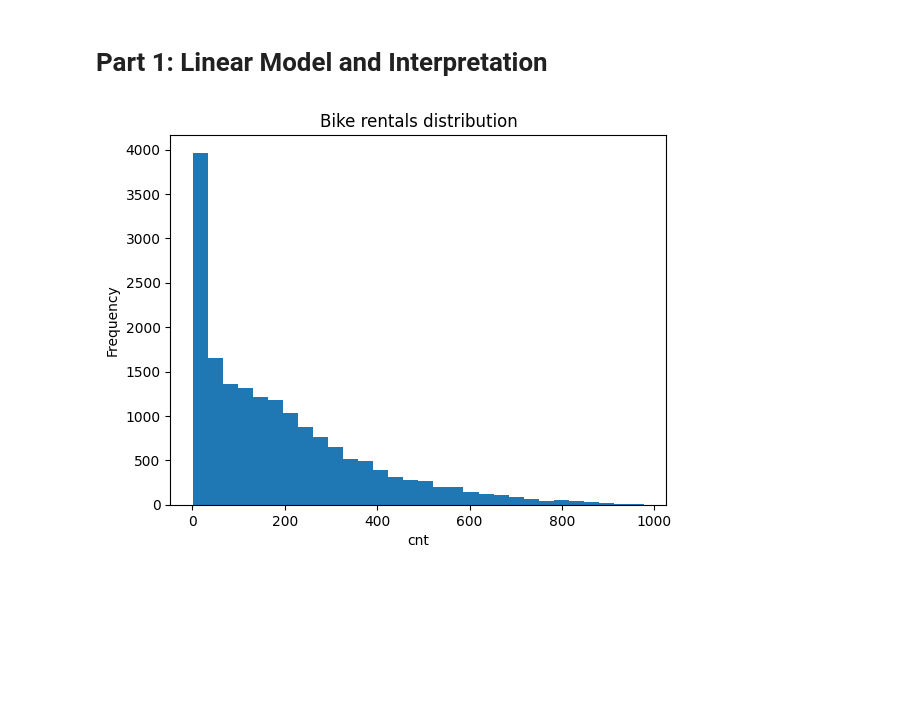
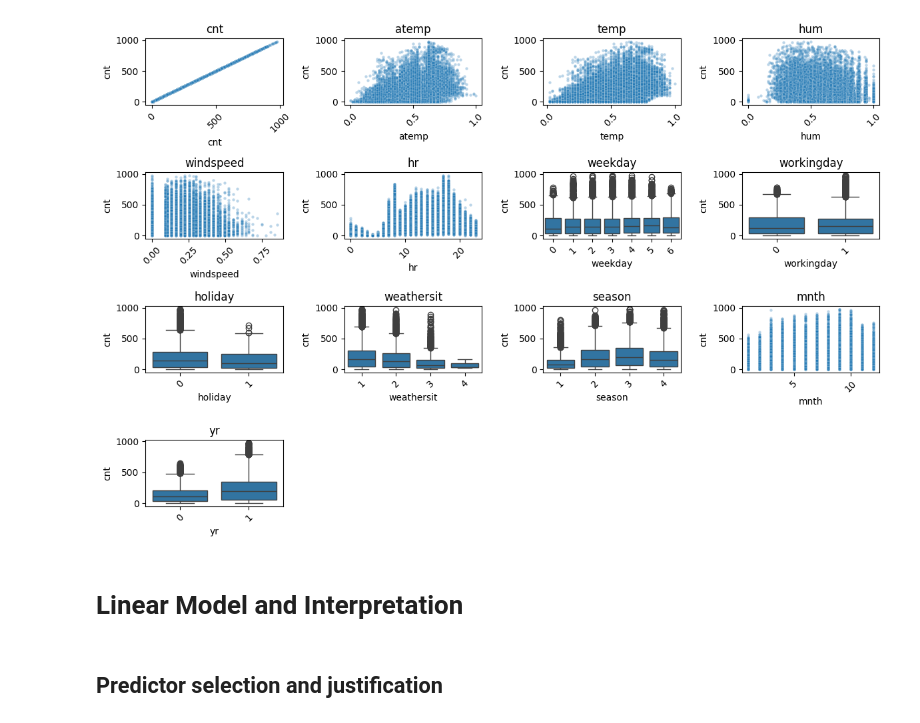
Before and after one commit to AnhJoe/data210p_assignments, a Jupyter notebook: HW2/02_bike_sharing.ipynb, the cells around one changed output. Drawn from its saved outputs; the diff is of its cells as text; code cells hidden in the pictures; blank space fills up the shorter version.

```diff
--- a/HW2/02_bike_sharing.ipynb
+++ b/HW2/02_bike_sharing.ipynb
@@ -88,20 +176,28 @@ dteday & season & yr & mnth & hr & holiday & weekday & workingday & weathersit &
+# %%
+#| label: fig-predictor-vs-cnt
+#| fig-cap: "Relationships between predictors and hourly bike rentals (cnt)."
+#| fig-width: 8
+#| fig-height: 4
+#| echo: false
+
+plt.figure(figsize=(12, 8))
+
+for i, var in enumerate(vars_to_plot, 1):
+    plt.subplot(n_rows, n_cols, i)
+
+    if df[var].dtype.name == "category" or df[var].nunique() < 10:
+        sns.boxplot(x=df[var], y=df["cnt"])
+    else:
+        sns.scatterplot(x=df[var], y=df["cnt"], alpha=0.3, s=10)
+
+    plt.title(var)
+    plt.xticks(rotation=45)
+
+plt.tight_layout()
+plt.show()
+# %% [output]
+[figure, added]
 # %% [markdown]
-# Part 1: Linear Model and Interpretation
+# Linear Model and Interpretation
-# %%
-#| fig-cap: "Distribution of total bike rentals (cnt)."
-#| label: fig-cnt-hist
-#| fig-width: 7
-#| fig-height: 4.5
-#| fig-align: center
-
-
-target = y.columns[0]
-
-plt.figure()
-plt.hist(df[target], bins=30)
-plt.xlabel(target)
-plt.ylabel("Frequency")
-plt.title("Bike rentals distribution")
-plt.show()
-# %% [output]
-[figure, removed]
+# %% [markdown]
+## Predictor selection and justification
```
Also changed, not shown: parts of 80 cells of this notebook, 17 other files.
